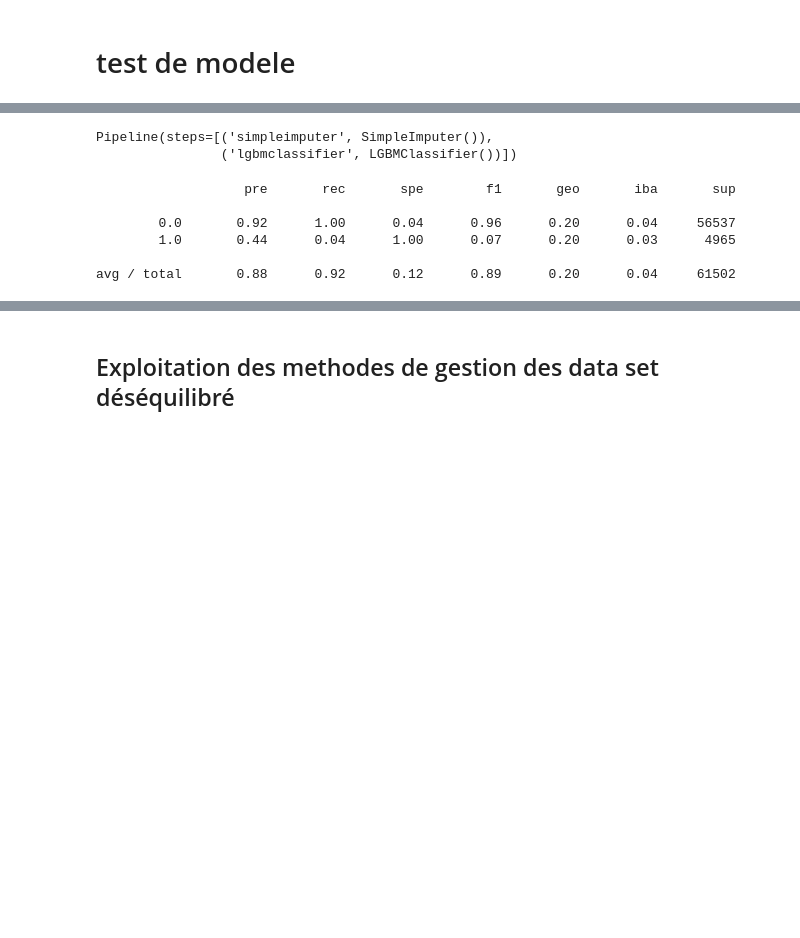
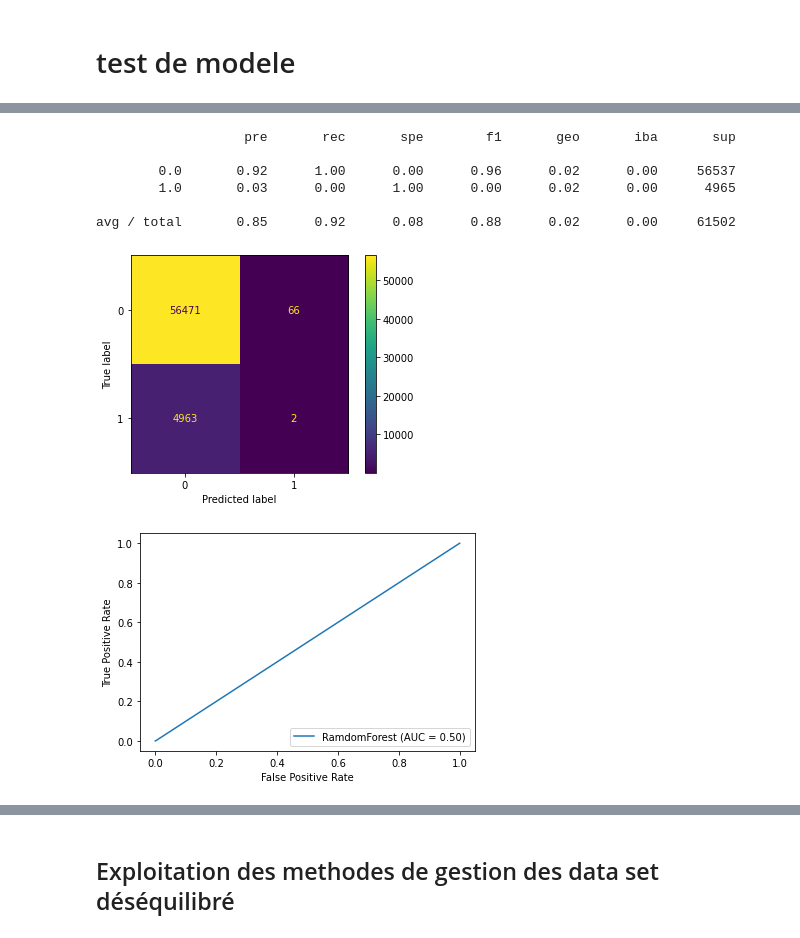
Before and after one commit to nikoko107/git_collab_P7, a Jupyter notebook: Notebook/selection_modele.ipynb, the cells around one changed output, grey strips where cells are left out. Cells and saved outputs as stored; diff of their text form; code cells hidden in the pictures; blank space fills up the shorter version.

```diff
--- a/Notebook/selection_modele.ipynb
+++ b/Notebook/selection_modele.ipynb
@@ -234,4 +198,4 @@ avg / total       0.88      0.92      0.12      0.89      0.22      0.05     615
 # %%
 rdm = RandomForestClassifier()
 # %%
-pipe_rdm = make_pipeline(imp,rdm )
+pipe_rdm = make_pipeline(imp,scaler,acp,rdm )
@@ -253,3 +202,14 @@ avg / total       0.93      0.92      0.08      0.88      0.02      0.00     615
+# %%
+test_model("RamdomForest",pipe_rdm,X_sample,y_sample,X_test)
+# %% [output]
+                   pre       rec       spe        f1       geo       iba       sup
+
+        0.0       0.92      1.00      0.00      0.96      0.02      0.00     56537
+        1.0       0.03      0.00      1.00      0.00      0.02      0.00      4965
+
+avg / total       0.85      0.92      0.08      0.88      0.02      0.00     61502
+[figure, added]
+[figure, added]
 # %%
 lgbm = LGBMClassifier()
 # %%
@@ -257,15 +216,0 @@ pipe_lgbm = make_pipeline(imp,lgbm )
-# %%
-pipe_lgbm.fit(X_sample, y_sample)
-# %% [output]
-Pipeline(steps=[('simpleimputer', SimpleImputer()),
-                ('lgbmclassifier', LGBMClassifier())])
-# %%
-y_pred = pipe_lgbm.predict(X_test)
-print(classification_report_imbalanced(y_test, y_pred))
-# %% [output]
-                   pre       rec       spe        f1       geo       iba       sup
-
-        0.0       0.92      1.00      0.04      0.96      0.20      0.04     56537
-        1.0       0.44      0.04      1.00      0.07      0.20      0.03      4965
-
-avg / total       0.88      0.92      0.12      0.89      0.20      0.04     61502
```
Also changed, not shown: parts of 85 cells of this notebook, 2 other files.
